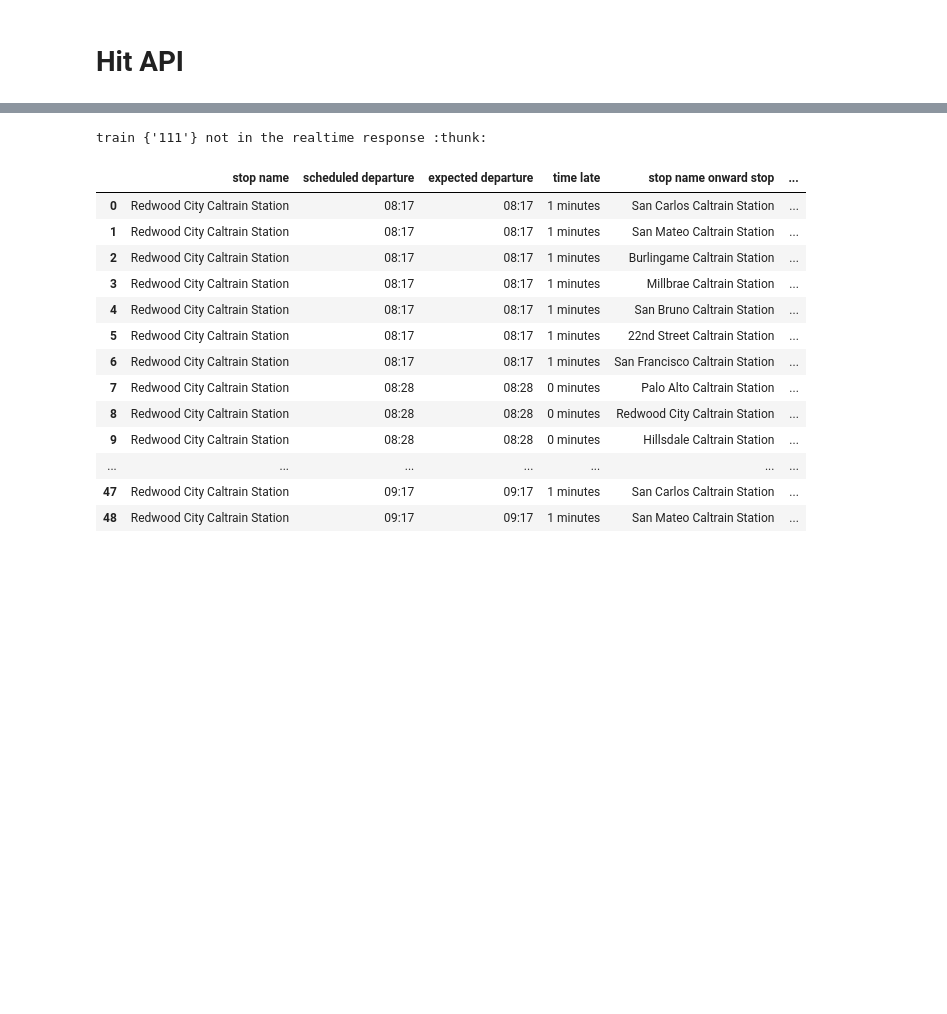
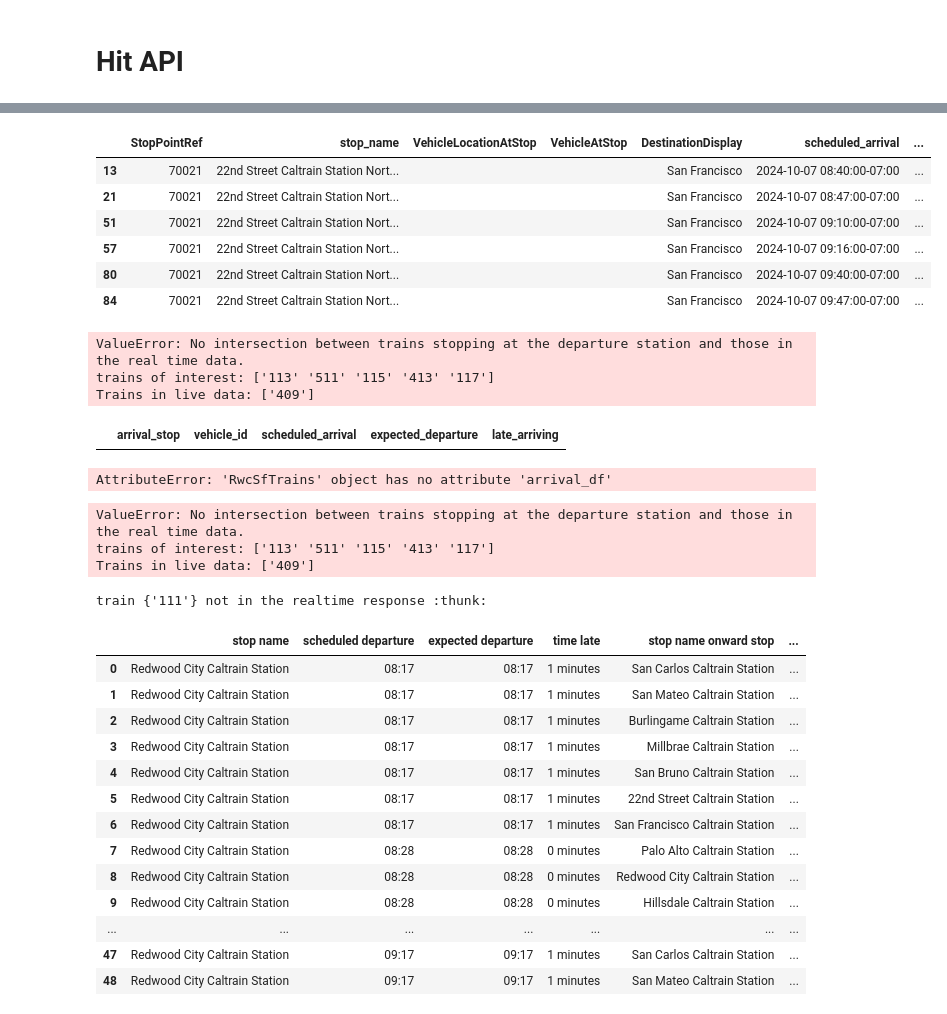
Before and after one commit to ahakso/sandbox, a Jupyter notebook: caltrain/caltrain_api.ipynb, the cells around one changed output, grey strips where cells are left out. Saved outputs shown, nothing was run; the diff lists cells and outputs as text; code cells hidden in the pictures; blank space fills up the shorter version.

```diff
--- a/caltrain/caltrain_api.ipynb
+++ b/caltrain/caltrain_api.ipynb
@@ -30,0 +77,21 @@ self.fetch_data()
+# %%
+stop_id = '22nd_street'
+destination_name_in_departures = MAP_TO_AVAILABLE_STATION[ID2NAME[stop_id]]
+station_departures_filtered = station_departures.loc[
+    lambda df: df.stop_name.isin(
+        [
+            destination_name_in_departures,
+            destination_name_in_departures + (" Northbound" if self.direction == "north" else " Southbound"),
+        ]
+    ),
+    :,
+].copy()
+station_departures_filtered
+# %% [output]
+|  | StopPointRef | stop_name | VehicleLocationAtStop | VehicleAtStop | DestinationDisplay | scheduled_arrival | ... |
+| 13 | 70021 | 22nd Street Caltrain Station Nort... |  |  | San Francisco | 2024-10-07 08:40:00-07:00 | ... |
+| 21 | 70021 | 22nd Street Caltrain Station Nort... |  |  | San Francisco | 2024-10-07 08:47:00-07:00 | ... |
+| 51 | 70021 | 22nd Street Caltrain Station Nort... |  |  | San Francisco | 2024-10-07 09:10:00-07:00 | ... |
+| 57 | 70021 | 22nd Street Caltrain Station Nort... |  |  | San Francisco | 2024-10-07 09:16:00-07:00 | ... |
+| 80 | 70021 | 22nd Street Caltrain Station Nort... |  |  | San Francisco | 2024-10-07 09:40:00-07:00 | ... |
+| 84 | 70021 | 22nd Street Caltrain Station Nort... |  |  | San Francisco | 2024-10-07 09:47:00-07:00 | ... |
@@ -31,3 +100,28 @@ self.fetch_data()
+# %%
+self.next_train_options()
+# %% [output]
+ValueError: No intersection between trains stopping at the departure station and those in the real time data.
+trains of interest: ['113' '511' '115' '413' '117']
+Trains in live data: ['409']
+# %%
+self.departures_response_to_next_trains_stopping_at_station(self.my_destination_station_id).rename(
+            columns={
+                "stop_name": "arrival_stop",
+                "time_late": "late_arriving",
+                "scheduled_departure": "scheduled_arrival",
+            })
+# %% [output]
+|  | arrival_stop | vehicle_id | scheduled_arrival | expected_departure | late_arriving |
+# %%
+self._get_sf_arrival_from_last_north_stop_with_departures(arrival_df=self.arrival_df)
+# %% [output]
+AttributeError: 'RwcSfTrains' object has no attribute 'arrival_df'
+# %%
+self.next_train_options()
+# %% [output]
+ValueError: No intersection between trains stopping at the departure station and those in the real time data.
+trains of interest: ['113' '511' '115' '413' '117']
+Trains in live data: ['409']
 # %%
 
 north = RwcSfTrains('north')
```
Also changed, not shown: parts of 10 cells of this notebook, 5 other files.
